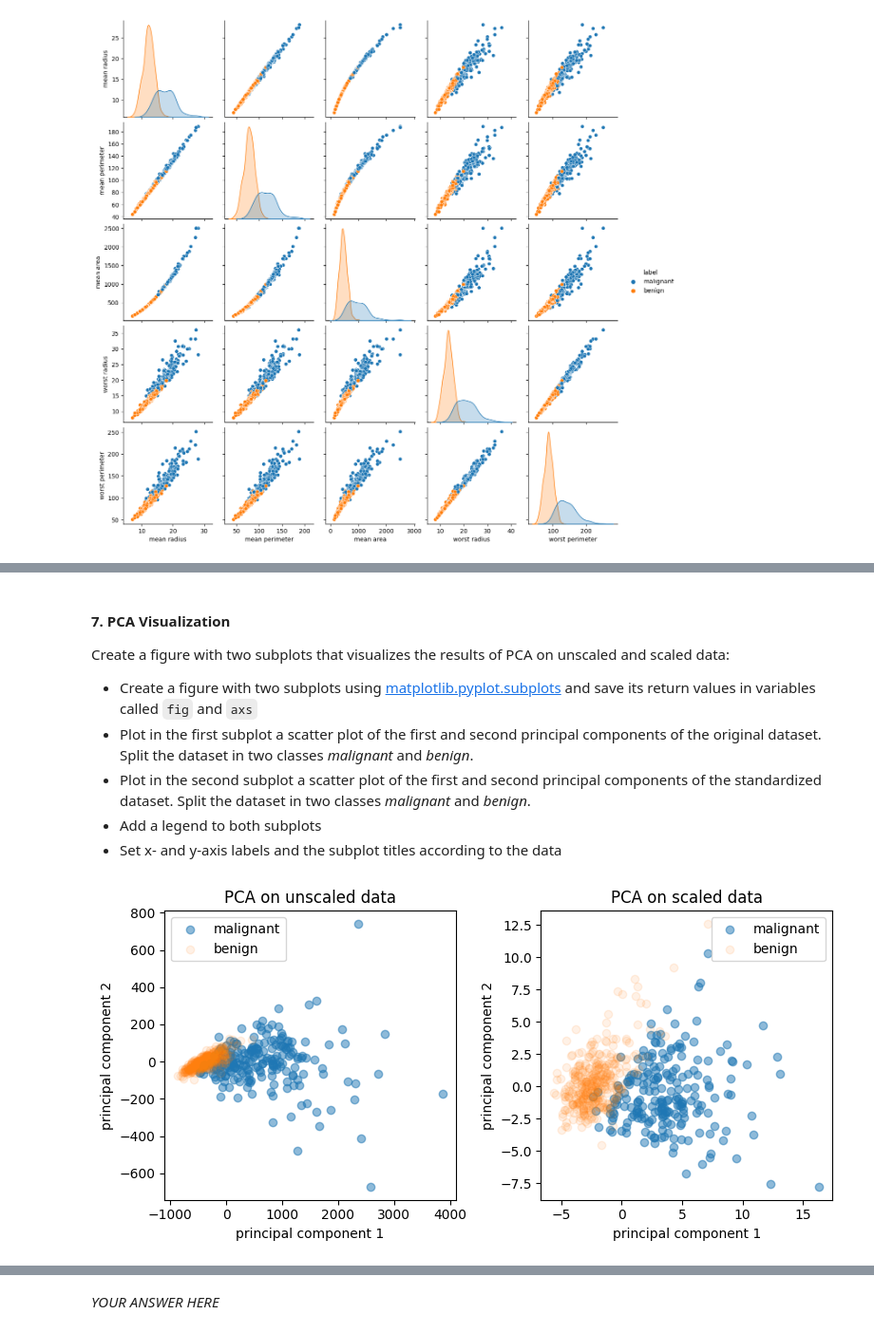
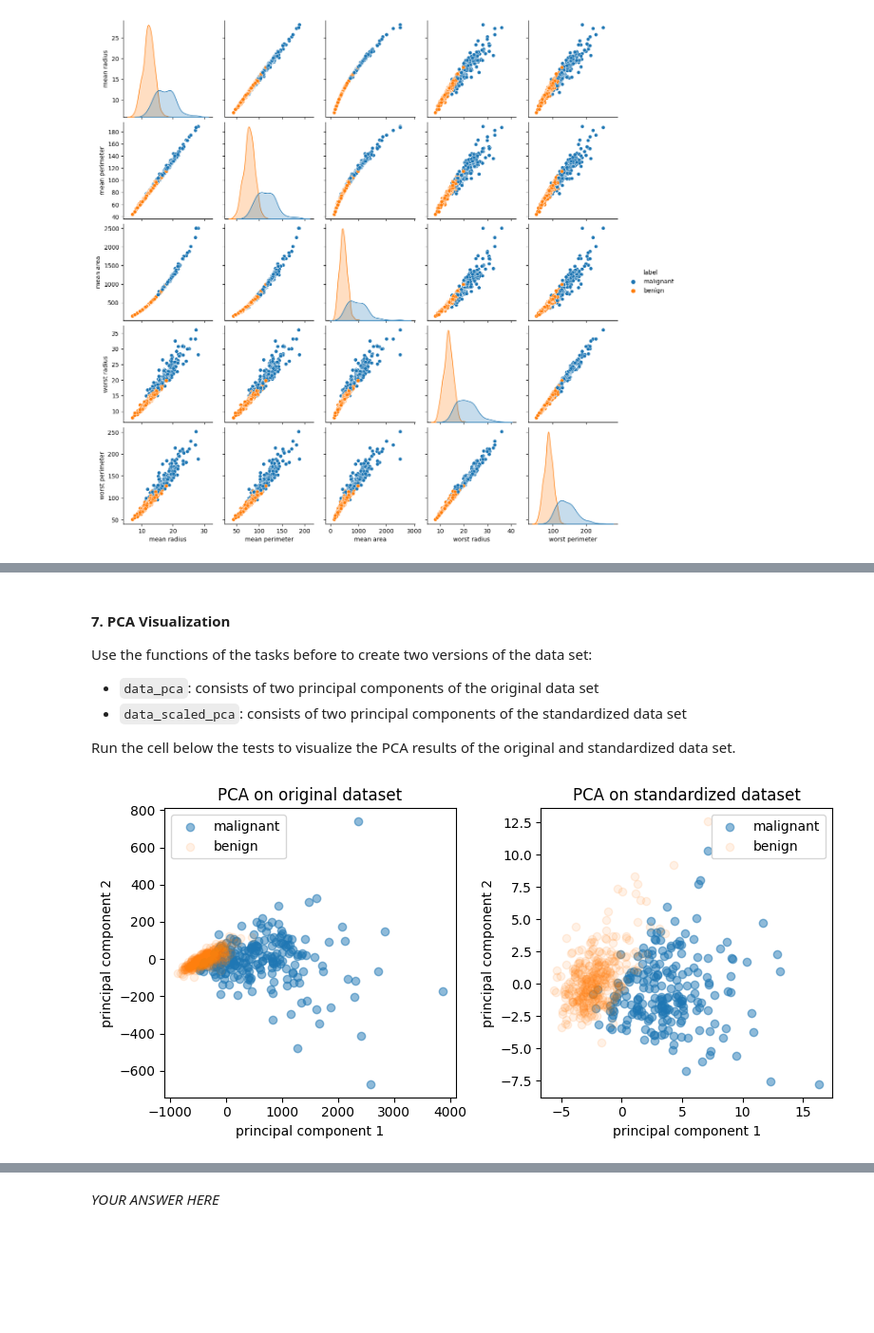
Before and after one commit to digikolleg-data-science-psychology/ads_exercise, a Jupyter notebook: course_directory/ads_exercise/source/10-ml/10_machine_learning.ipynb, the cells around one changed output, grey strips where cells are left out. Shown at 95% size. Drawn from its saved outputs; the diff is of its cells as text; code cells hidden in the pictures; blank space fills up the shorter version.

```diff
--- a/course_directory/ads_exercise/source/10-ml/10_machine_learning.ipynb
+++ b/course_directory/ads_exercise/source/10-ml/10_machine_learning.ipynb
@@ -88,12 +92,11 @@ Create two data frames called ``data_cancer`` and ``label_cancer`` that contain
 # %%
-### BEGIN SOLUTION
-cancer = load_breast_cancer()
-data_cancer = pd.DataFrame(cancer["data"], columns=cancer["feature_names"])
-label_cancer = pd.DataFrame(cancer["target"], columns=["label"]) # 0: malignant, 1: benign
+# run cell to load the dataset
+dataset_cancer = load_breast_cancer()
+data_cancer = pd.DataFrame(dataset_cancer["data"], columns=dataset_cancer["feature_names"])
+label_cancer = pd.DataFrame(dataset_cancer["target"], columns=["label"])
 label_cancer.loc[label_cancer["label"] == 0, ["label"]] = "malignant"
 label_cancer.loc[label_cancer["label"] == 1, ["label"]] = "benign"
 data_cancer.head()
-### END SOLUTION
 # %% [output]
 |  | mean radius | mean texture | mean perimeter | mean area | mean smoothness | mean compactness | ... |
 | 0 | 17.99 | 10.38 | 122.80 | 1001.0 | 0.11840 | 0.27760 | ... |
@@ -266,40 +272,20 @@ data_pca = apply_pca(pca, data_cancer)
 assert np.shape(data_pca) == (569, 1), "Check that you accept also a value for explained variance as n_components"
 # %% [markdown]
 #### 7. PCA Visualization
-Create a figure with two subplots that visualizes the results of PCA on unscaled and scaled data:
-* Create a figure with two subplots using [matplotlib.pyplot.subplots](https://matplotlib.org/stable/api/_as_gen/matplotlib.pyplot.subplots.html) and save its return values in variables called ``fig`` and ``axs``
-* Plot in the first subplot a scatter plot of the first and second principal components of the original dataset. Split the dataset in two classes *malignant* and *benign*.
-* Plot in the second subplot a scatter plot of  the first and second principal components of the standardized dataset. Split the dataset in two classes *malignant* and *benign*.
-* Add a legend to both subplots
-* Set x- and y-axis labels and the subplot titles according to the data
+Use the functions of the tasks before to create two versions of the data set:
+* ``data_pca``: consists of two principal components of the original data set
+* ``data_scaled_pca``: consists of two principal components of the standardized data set
+
+Run the cell below the tests to visualize the PCA results of the original and standardized data set.
-# %%
-### BEGIN SOLUTION
-fig, axs = plt.subplots(ncols=2, figsize=(8,4))
-
-pca_1 = train_pca(data_cancer, 2)
-data_pca_1 = apply_pca(pca_1, data_cancer)
-
-axs[0].scatter(data_pca_1[label_cancer["label"]=="malignant", 0], data_pca_1[label_cancer["label"]=="malignant", 1], alpha=0.5, label="malignant")
-axs[0].scatter(data_pca_1[label_cancer["label"]=="benign", 0], data_pca_1[label_cancer["label"]=="benign", 1], alpha=0.1, label="benign")
-axs[0].legend()
-
-scaler = train_scaler(data_cancer)
-data_scaled = apply_scaler(scaler, data_cancer)
-pca_2 = train_pca(data_scaled, 2)
-data_pca_2 = apply_pca(pca_2, data_scaled)
-
-axs[1].scatter(data_pca_2[label_cancer["label"]=="malignant", 0], data_pca_2[label_cancer["label"]=="malignant", 1], alpha=0.5, label="malignant")
-axs[1].scatter(data_pca_2[label_cancer["label"]=="benign", 0], data_pca_2[label_cancer["label"]=="benign", 1], alpha=0.1, label="benign")
-axs[1].legend()
-
-for ax, t in zip(axs, ["PCA on unscaled data", "PCA on scaled data"]):
-    ax.set_xlabel("principal component 1")
-    ax.set_ylabel("principal component 2")
-    ax.set_title(t)
-
-fig.tight_layout()
-### END SOLUTION
-# %% [output]
-[figure, removed]
+# %%
+### BEGIN SOLUTION
+pca_1 = train_pca(data_cancer, 2)
+data_pca = apply_pca(pca_1, data_cancer)
+
+scaler = train_scaler(data_cancer)
+data_scaled = apply_scaler(scaler, data_cancer)
+pca_2 = train_pca(data_scaled, 2)
+data_scaled_pca = apply_pca(pca_2, data_scaled)
+### END SOLUTION
 # %%
 # run cell to test your implementation
@@ -314 +296,21 @@ assert len(fig.axes[1].title.get_text()) != 0, "Check the second subplot's title
+# %%
+# run cell to visualize the PCA results of the original and standardized dataset
+fig, axs = plt.subplots(ncols=2, figsize=(8,4))
+
+axs[0].scatter(data_pca[label_cancer["label"]=="malignant", 0], data_pca[label_cancer["label"]=="malignant", 1], alpha=0.5, label="malignant")
+axs[0].scatter(data_pca[label_cancer["label"]=="benign", 0], data_pca[label_cancer["label"]=="benign", 1], alpha=0.1, label="benign")
+axs[0].legend()
+
+axs[1].scatter(data_scaled_pca[label_cancer["label"]=="malignant", 0], data_scaled_pca[label_cancer["label"]=="malignant", 1], alpha=0.5, label="malignant")
+axs[1].scatter(data_scaled_pca[label_cancer["label"]=="benign", 0], data_scaled_pca[label_cancer["label"]=="benign", 1], alpha=0.1, label="benign")
+axs[1].legend()
+
+for ax, t in zip(axs, ["PCA on original dataset", "PCA on standardized dataset"]):
+    ax.set_xlabel("principal component 1")
+    ax.set_ylabel("principal component 2")
+    ax.set_title(t)
+
+fig.tight_layout()
+# %% [output]
+[figure, added]
 # %% [markdown]
```
Also changed, not shown: parts of 19 cells of this notebook.
